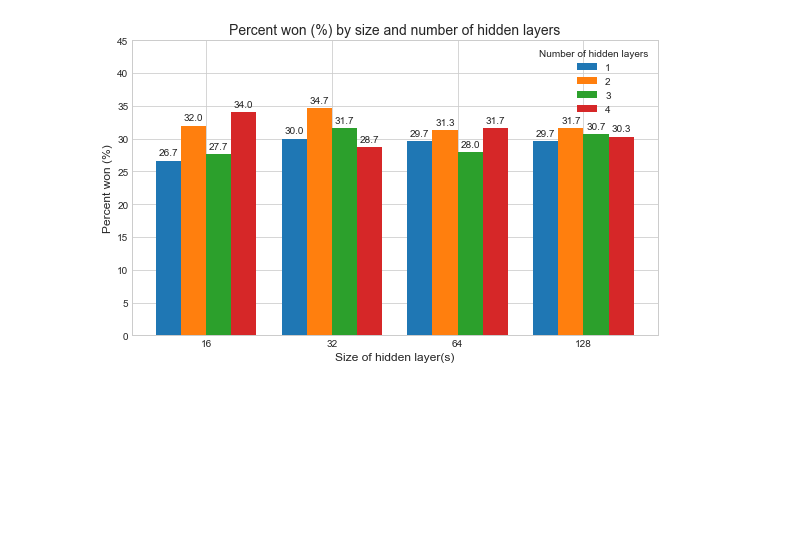
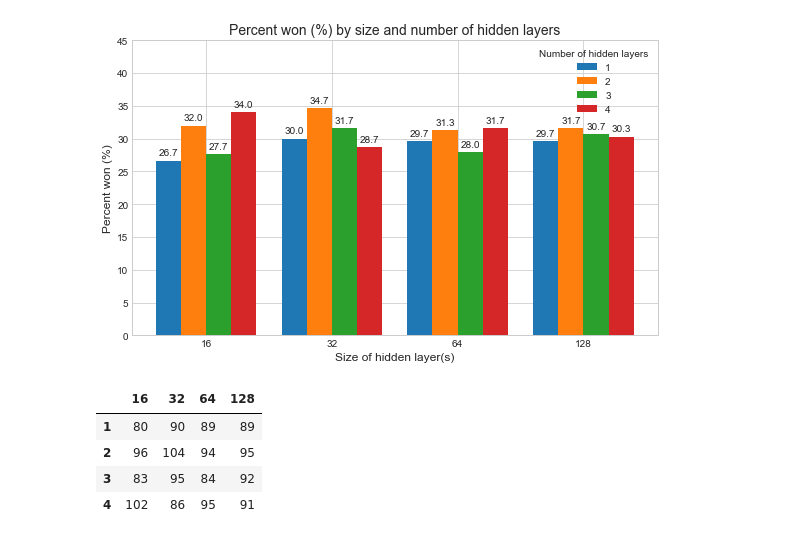
Before and after one commit to dekzok/schnapsen, a Jupyter notebook: data_analysis.ipynb, the cells around one changed output. Cells and saved outputs as stored; diff of their text form; code cells hidden in the pictures; blank space fills up the shorter version.

```diff
--- a/data_analysis.ipynb
+++ b/data_analysis.ipynb
@@ -113,3 +114,14 @@ fig.tight_layout()
 plt.show()
 # %% [output]
 [figure]
+# %%
+def total_won(a):
+    return sum([x[0] for x in a])
+wins_total_won = wins.applymap(total_won)
+wins_total_won
+# %% [output]
+|  | 16 | 32 | 64 | 128 |
+| 1 | 80 | 90 | 89 | 89 |
+| 2 | 96 | 104 | 94 | 95 |
+| 3 | 83 | 95 | 84 | 92 |
+| 4 | 102 | 86 | 95 | 91 |
```
Also changed, not shown: parts of 6 cells of this notebook.
